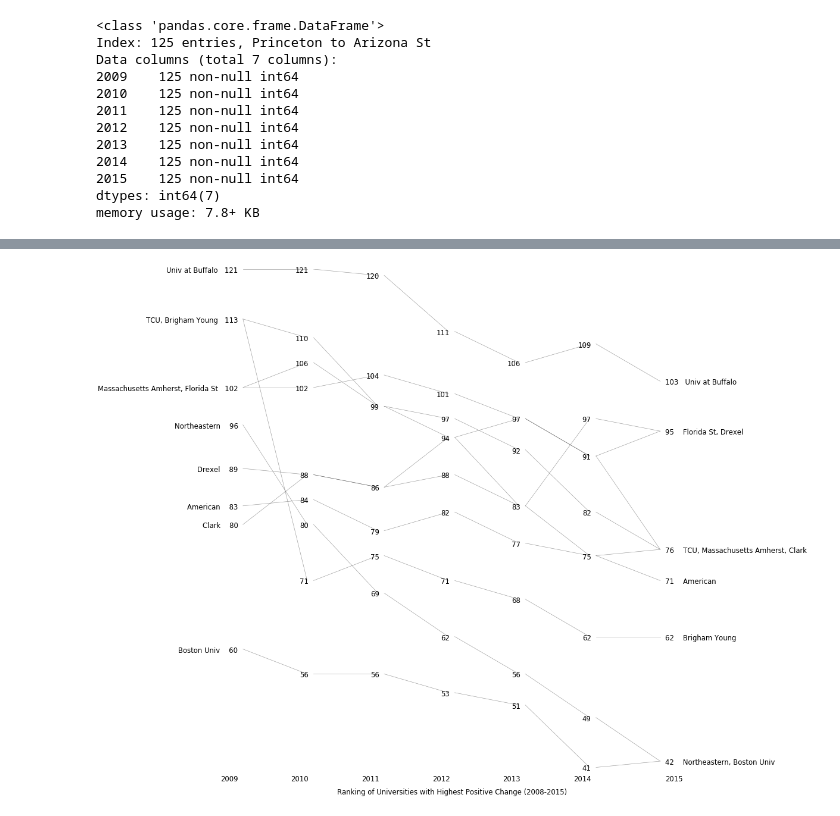
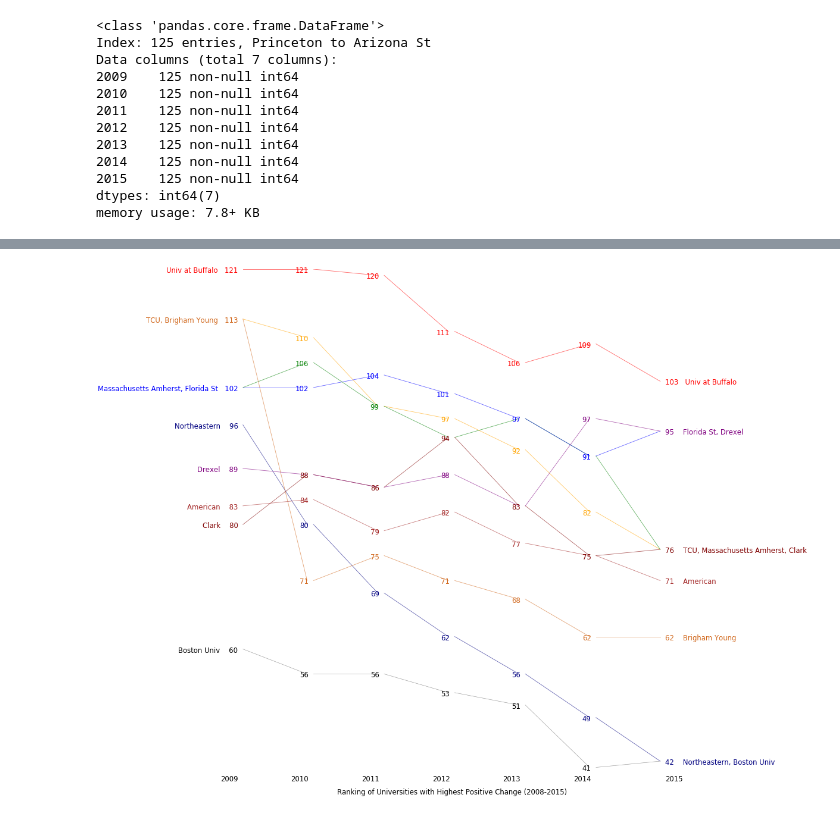
Before and after one commit to vic-158/Data_Viz_Project, a Jupyter notebook: leslie/college_ranks.ipynb, the cells around one changed output, grey strips where cells are left out. Cells and saved outputs as stored; diff of their text form; code cells hidden in the pictures.

```diff
--- a/leslie/college_ranks.ipynb
+++ b/leslie/college_ranks.ipynb
@@ -102,4 +101,14 @@ f = slope(df,height=12,width=8,font_size=20, savename='all_ranks.png')
+# %%
+top_color  = {"Univ at Buffalo":'red',
+          'TCU':'orange',
+          'Brigham Young':'chocolate',
+          'Massachusetts Amherst': 'green',
+          'Florida St':'blue',
+          'Northeastern':'navy',
+          'Drexel':'purple',
+          'American':'brown',
+          'Clark':'maroon'}
 # %%
-f = slope(top_10,height=30,width=40,font_size=28, savename='top_ranks.png', title = 'Ranking of Universities with Highest Positive Change (2008-2015)')
+f = slope(top_10,color = top_color, height=30,width=40,font_size=28, savename='top_ranks.png', title = 'Ranking of Universities with Highest Positive Change (2008-2015)')
 # %% [output]
-[figure, old version]
+[figure, new version]
```
Also changed, not shown: parts of 15 cells of this notebook, 5 other files.
